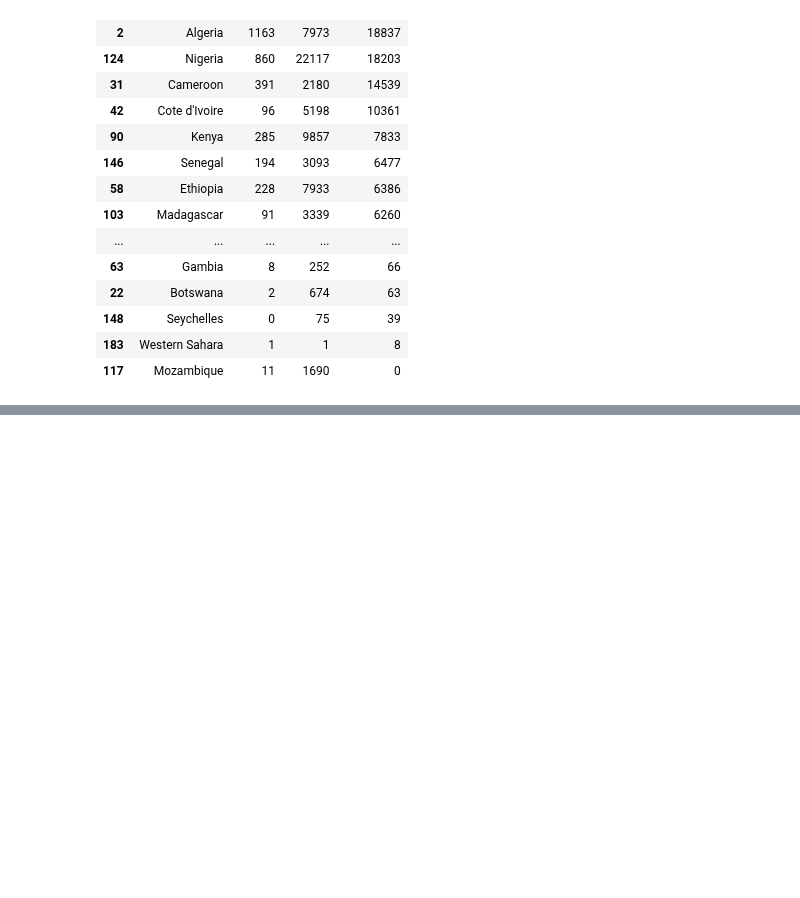
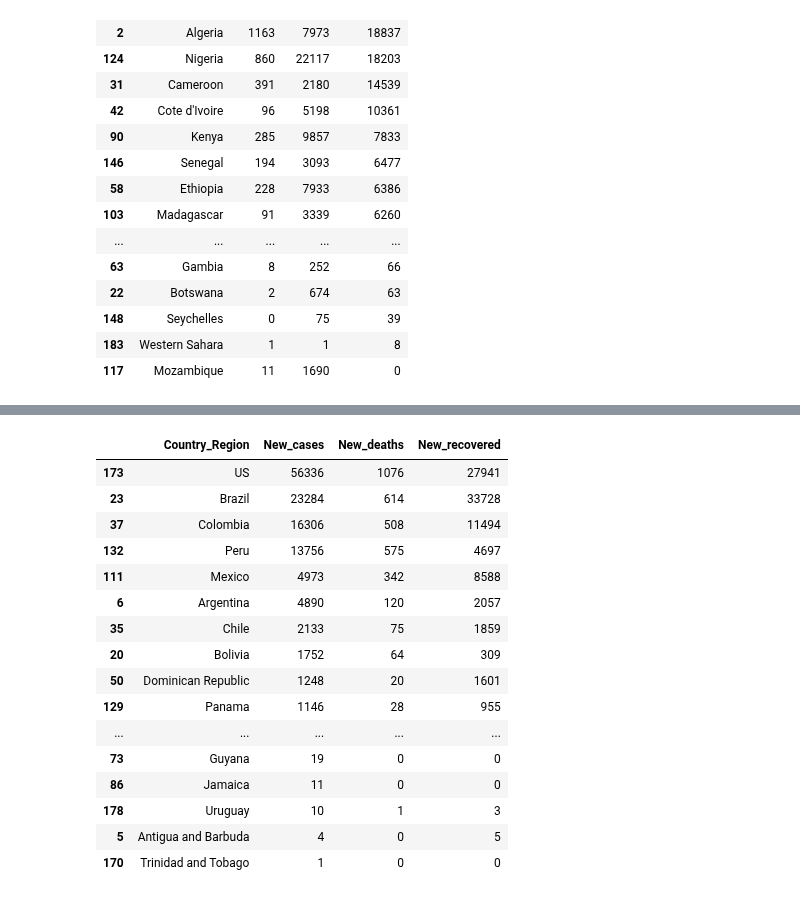
Before and after one commit to Arpan-tech-create/Exploratory_Data_Analysis, a Jupyter notebook: COVID 19.ipynb, the cells around one changed output, grey strips where cells are left out. Cells and saved outputs as stored; diff of their text form; code cells hidden in the pictures; blank space fills up the shorter version.

```diff
--- a/COVID 19.ipynb
+++ b/COVID 19.ipynb
@@ -215,0 +251,22 @@ new_fetch
+# %%
+ame_df.drop(ame_df[ame_df.New_cases<=0].index,inplace=True)
+# %%
+ame_df
+# %% [output]
+|  | Country_Region | New_cases | New_deaths | New_recovered |
+| 173 | US | 56336 | 1076 | 27941 |
+| 23 | Brazil | 23284 | 614 | 33728 |
+| 37 | Colombia | 16306 | 508 | 11494 |
+| 132 | Peru | 13756 | 575 | 4697 |
+| 111 | Mexico | 4973 | 342 | 8588 |
+| 6 | Argentina | 4890 | 120 | 2057 |
+| 35 | Chile | 2133 | 75 | 1859 |
+| 20 | Bolivia | 1752 | 64 | 309 |
+| 50 | Dominican Republic | 1248 | 20 | 1601 |
+| 129 | Panama | 1146 | 28 | 955 |
+| ... | ... | ... | ... | ... |
+| 73 | Guyana | 19 | 0 | 0 |
+| 86 | Jamaica | 11 | 0 | 0 |
+| 178 | Uruguay | 10 | 1 | 3 |
+| 5 | Antigua and Barbuda | 4 | 0 | 5 |
+| 170 | Trinidad and Tobago | 1 | 0 | 0 |
```
Also changed, not shown: parts of 12 cells of this notebook, 2 other files.
